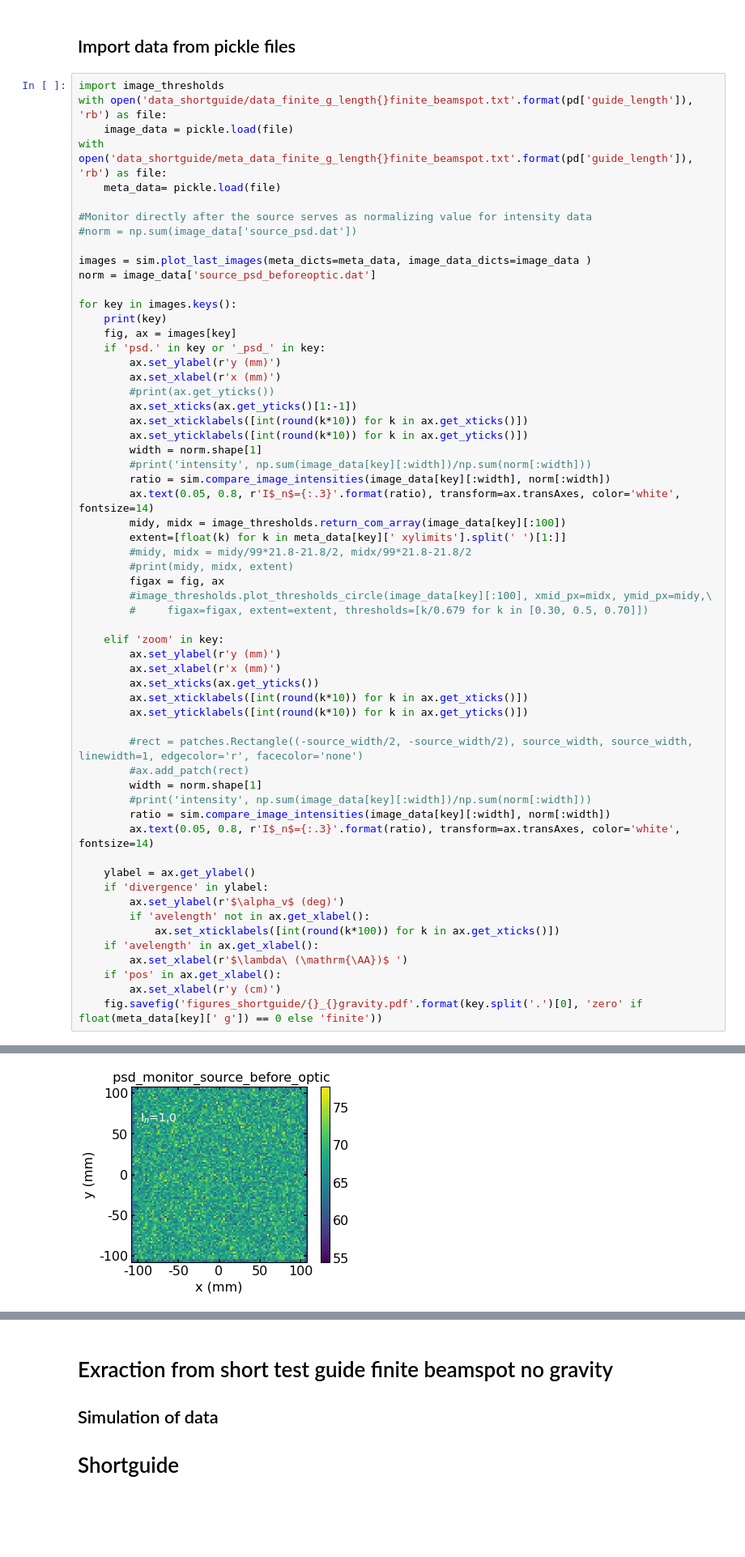
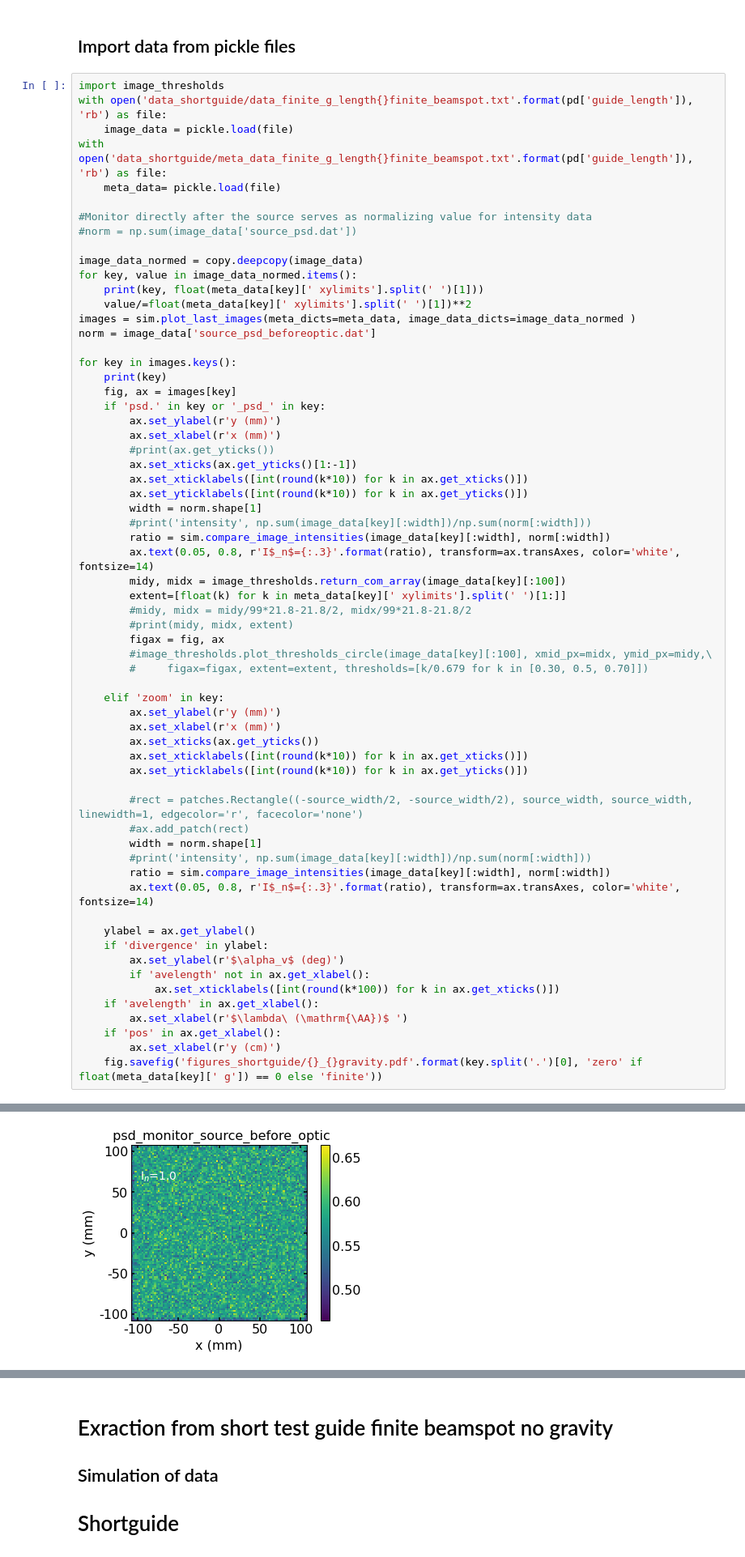
Before and after one commit to christophherb/extraction_parabolic_guide_nested_mirror_paper, a Jupyter notebook: parabolic_extraction_shortguide.ipynb, the cells around one changed output, grey strips where cells are left out. Shown at 81% size. Cells and saved outputs as stored; diff of their text form; blank space fills up the shorter version.

Commit message:
images for further furture contributions?

```diff
--- a/parabolic_extraction_shortguide.ipynb
+++ b/parabolic_extraction_shortguide.ipynb
@@ -63,7 +63,11 @@ with open('data_shortguide/meta_data_finite_g_length{}finite_beamspot.txt'.forma
 #Monitor directly after the source serves as normalizing value for intensity data
 #norm = np.sum(image_data['source_psd.dat'])
 
-images = sim.plot_last_images(meta_dicts=meta_data, image_data_dicts=image_data )
+image_data_normed = copy.deepcopy(image_data)
+for key, value in image_data_normed.items():
+    print(key, float(meta_data[key][' xylimits'].split(' ')[1]))
+    value/=float(meta_data[key][' xylimits'].split(' ')[1])**2
+images = sim.plot_last_images(meta_dicts=meta_data, image_data_dicts=image_data_normed )
 norm = image_data['source_psd_beforeoptic.dat']
 
 for key in images.keys():
@@ -127 +141 @@ f_psd_zoom.dat
-[figure, old version]
+[figure, new version]
```
Also changed, not shown: parts of 2 cells of this notebook, 1 other file.
